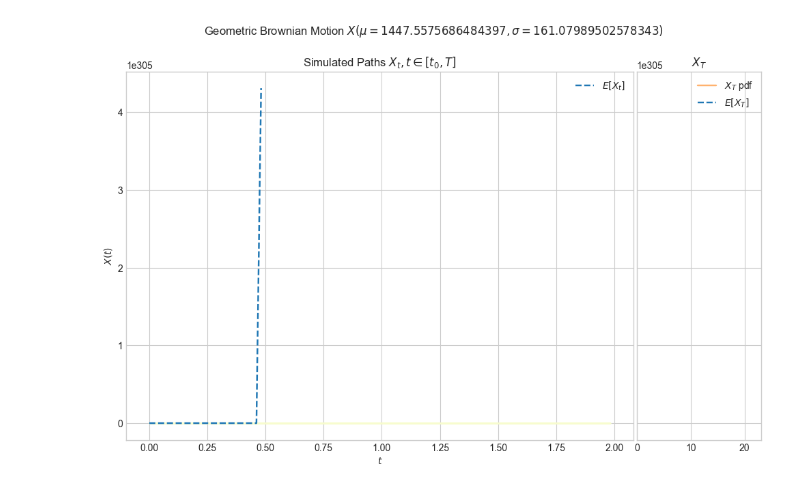
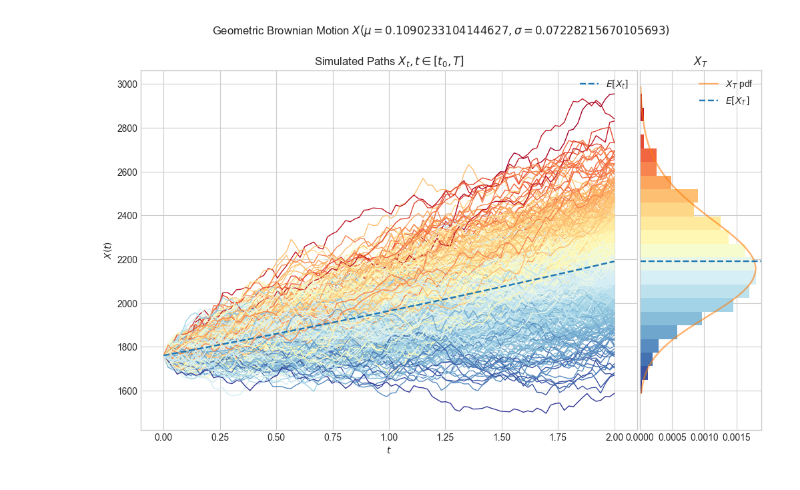
Before and after one commit to ZacKienzle2/CBA, a Jupyter notebook: code/pred.ipynb, the cells around one changed output. Drawn from its saved outputs; the diff is of its cells as text; code cells hidden in the pictures.

```diff
--- a/code/pred.ipynb
+++ b/code/pred.ipynb
@@ -45,3 +49,9 @@ Date
 2025-05-09  1761.099976
 
 [2619 rows x 1 columns]
+# %%
+log_returns = np.log(daily_closes["^AXPJ"] / daily_closes["^AXPJ"].shift(1)).dropna()
+annualized_mean_log_ret = log_returns.mean() * 252
+annualized_vol_log_ret = log_returns.std() * np.sqrt(252)
+print(f"Annualized mean log return: {annualized_mean_log_ret}")
+print(f"Annualized volatility of log return: {annualized_vol_log_ret}")
@@ -49,8 +62,8 @@ Date
 model = GeometricBM()
 
 # Set bounds for param search, and some psuedo-reasonable initial guess
-param_bounds = [(0.0, 10000), (0.0, 10000)]
-guess = np.array([daily_closes["^AXPJ"].mean(), daily_closes["^AXPJ"].std()])
+param_bounds = [(-0.75, 0.75),  (0.01, 2.0)]
+guess = np.array([annualized_mean_log_ret, annualized_vol_log_ret])
 
 # ===========================
 # Read in the data
@@ -99,16 +112,66 @@ Shoji-Ozaki MLE: [1447.55756865  161.07989503]
 # %%
-from aleatory.processes import GBM
-mu, sigma = shojioz_params
+mu, sigma = kessler_params
 # print(f'\nShoji-Ozaki MLE mu: {mu} \n')
 # print(f'Shoji-Ozaki MLE sigma: {sigma} \n')
-
-paths = 100
-steps = 500
+initial_price = daily_closes["^AXPJ"].iloc[-1]
+paths = 10000
+steps = 504
 dt = 1. / 252  # Daily observations
 T = steps * dt # Total simulation time in years
 
-process = GBM(drift=mu, volatility=sigma, initial=daily_closes["^AXPJ"].iloc[-1], T=T)
+print(f"Initial Price: {initial_price:.2f}")
+print(f"Drift (mu): {mu:.4f}")
+print(f"Volatility (sigma): {sigma:.4f}")
+print(f"Time Horizon (T): {T:.2f} years")
+
+process = GBM(drift=mu, volatility=sigma, initial=initial_price, T=T)
 
 fig = process.draw(n=100, N=500, figsize=(12, 7))
-fig.show()
+fig.suptitle(f"GBM with Kessler MLE params: mu={mu}, sigma={sigma}", fontsize=16)
+
+# Summary Statistics
+simulated_paths = process.simulate(n=steps, N=paths)
+time = process.times
+
+means = np.mean(simulated_paths, axis=0)
+stds = np.std(simulated_paths, axis=0)
+
+quantiles_to_calculate = [0.05, 0.50, 0.95]
+temp_quantiles_list = []
+for q_val in quantiles_to_calculate:
+    temp_quantiles_list.append(np.quantile(simulated_paths, q_val, axis=0))
+quantiles = np.array(temp_quantiles_list)
+
+th_means_all_t = process.marginal_expectation(times=time)
+th_vars_all_t = process.marginal_variance(times=time)
+th_stds_all_t = np.sqrt(th_vars_all_t)
+
+df = []
+
+for i, t in enumerate(time):
+    th_mean = th_means_all_t[i]
+    th_var = th_vars_all_t[i]
+    th_std_dev = th_stds_all_t[i]
+
+    est_mean_t = means[i]
+    est_std_t = stds[i]
+
+    est_q05_t = quantiles[0, i]
+    est_q50_t = quantiles[1, i]
+    est_q95_t = quantiles[2, i]
+
+    df.append({
+        "Time": t,
+        "Th. Mean": th_mean,
+        "Th. Std Dev": th_std_dev,
+        "Th. Variance": th_var,
+        "Est. Mean": est_mean_t,
+        "Est. Std Dev": est_std_t,
+        "Est. Q5": est_q05_t,
+        "Est. Q50": est_q50_t,
+        "Est. Q95": est_q95_t,
+    })
+
+df = pd.DataFrame(df).set_index("Time")
+print(df)
 # %% [output]
@@ -118 +182 @@ Shoji-Ozaki MLE sigma: 161.07989502578343
-[figure, old version]
+[figure, new version]
```
Also changed, not shown: parts of 4 cells of this notebook.
